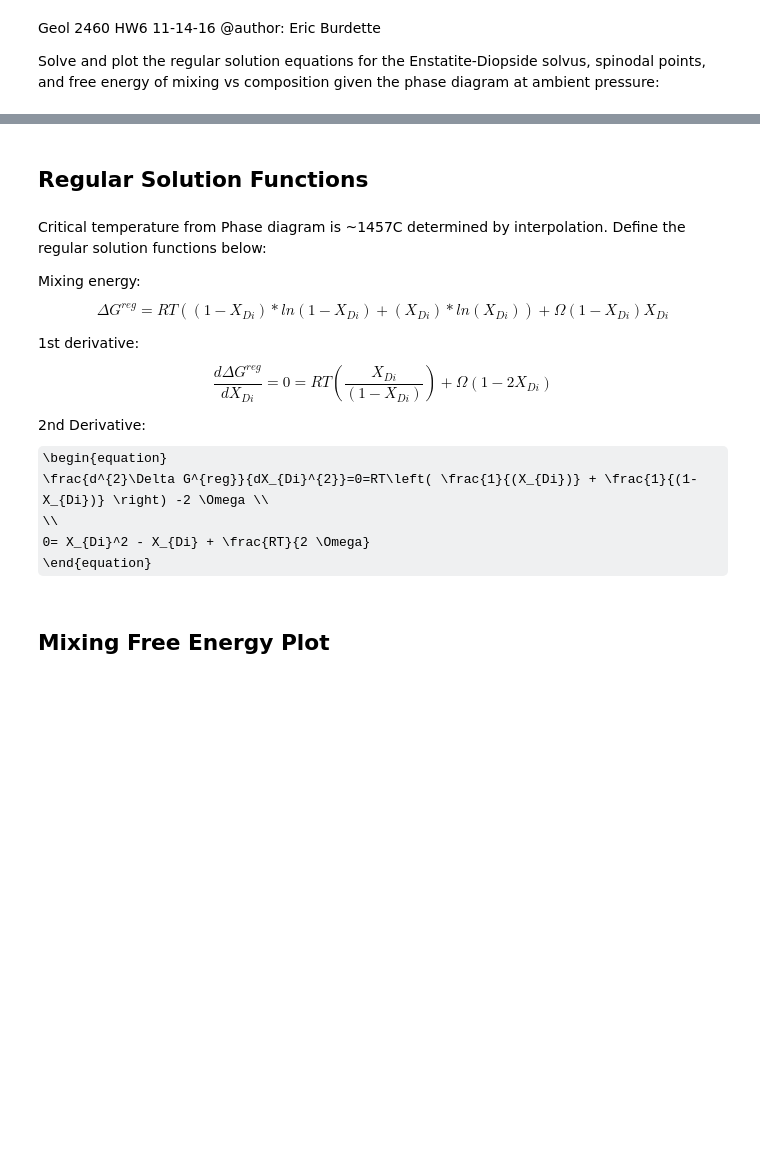
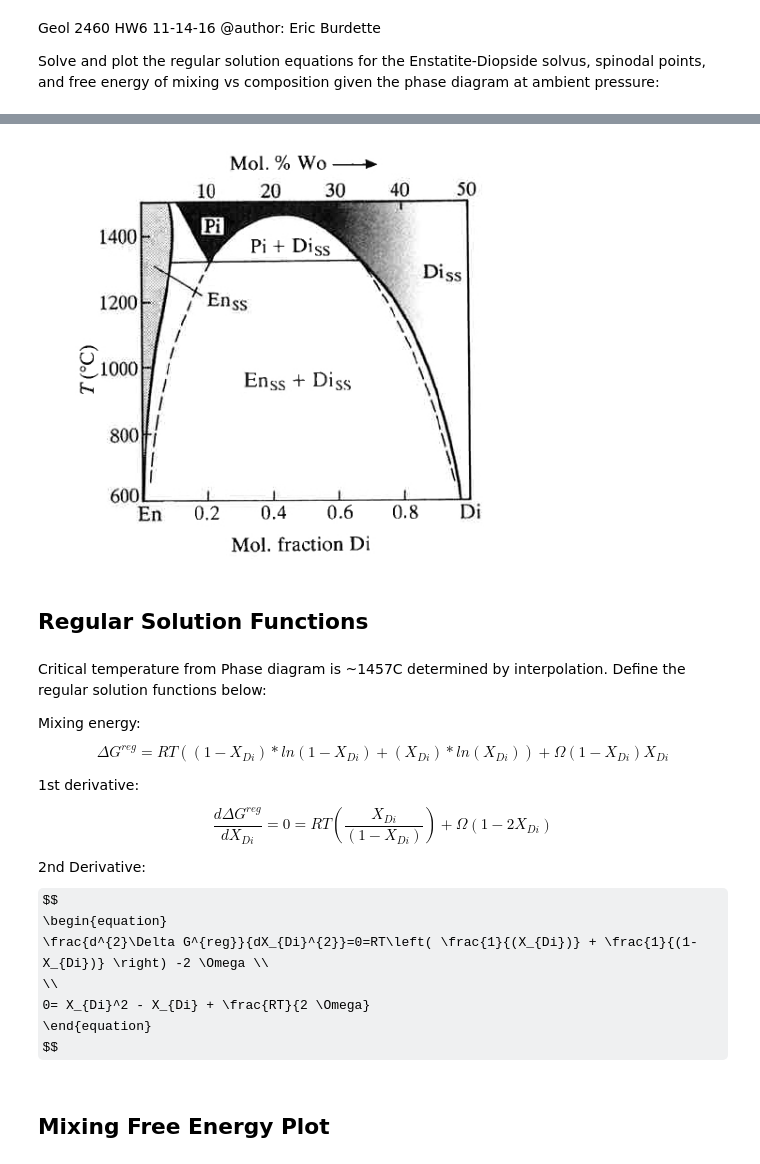
Before and after one commit to eburdette0/Phase_HW6, a Jupyter notebook: Phase HW6.ipynb, the cells around one changed output, grey strips where cells are left out. Cells and saved outputs as stored; diff of their text form; code cells hidden in the pictures; some formulas as TeX source; blank space fills up the shorter version.

Commit message:
embed image

```diff
--- a/Phase HW6.ipynb
+++ b/Phase HW6.ipynb
@@ -57,3 +55,9 @@ Solve and plot the regular solution equations for the Enstatite-Diopside solvus,
+# %%
+from IPython.display import Image
+Image("En-Di_PD.png")
+#<img src="En-Di_PD.png">
+# %% [output]
+[figure, added]
 # %%
 # first import neccesary modules
 import numpy as np
@@ -67,21 +71,27 @@ Critical temperature from Phase diagram is ~1457C determined by interpolation.
 Define the regular solution functions below:
 
 Mixing energy:
+$$
 \begin{equation}
 \Delta G^{reg} = RT\left( (1-X_{Di})*ln(1-X_{Di}) + (X_{Di})*ln(X_{Di}) \right) + \Omega(1-X_{Di})X_{Di}
 \end{equation}
+$$
 
 1st derivative:
+$$
 \begin{equation}
 \frac{d\Delta G^{reg}}{dX_{Di}}=0=RT\left( \frac{X_{Di}}{(1-X_{Di})} \right) + \Omega(1-2X_{Di})
 \end{equation}
+$$
 
 2nd Derivative:
+$$
 \begin{equation}
 \frac{d^{2}\Delta G^{reg}}{dX_{Di}^{2}}=0=RT\left( \frac{1}{(X_{Di})} + \frac{1}{(1-X_{Di})} \right) -2 \Omega \\
 \\
 0= X_{Di}^2 - X_{Di} + \frac{RT}{2 \Omega}
 \end{equation}
+$$
 # %%
 Tcrit=1457+273 #critical temperature from diagram is ~1457C
 Omega=2*8.314*Tcrit #regular solution parameter can be solved for and used for rest of predicitons
```
Also changed, not shown: parts of 1 cell of this notebook.
